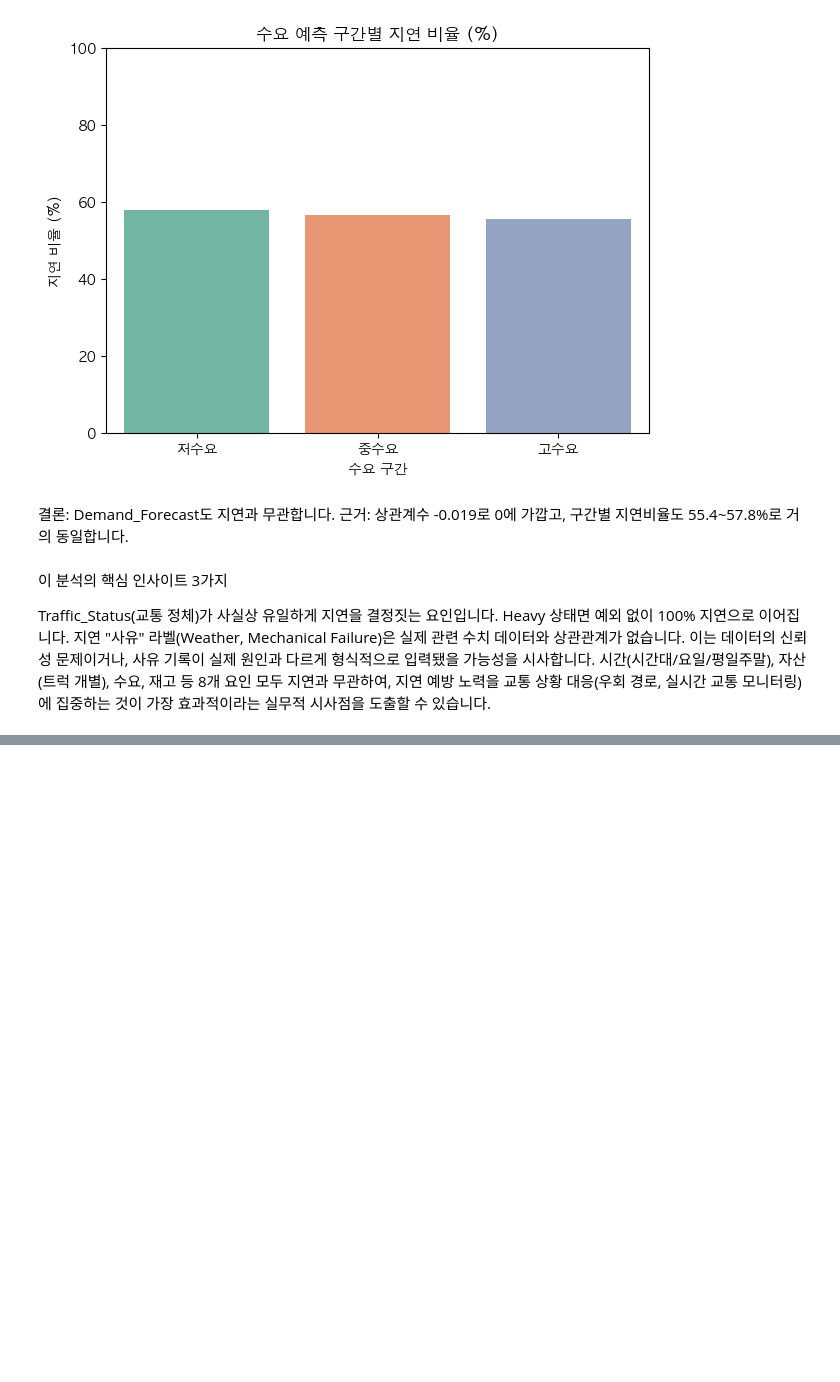
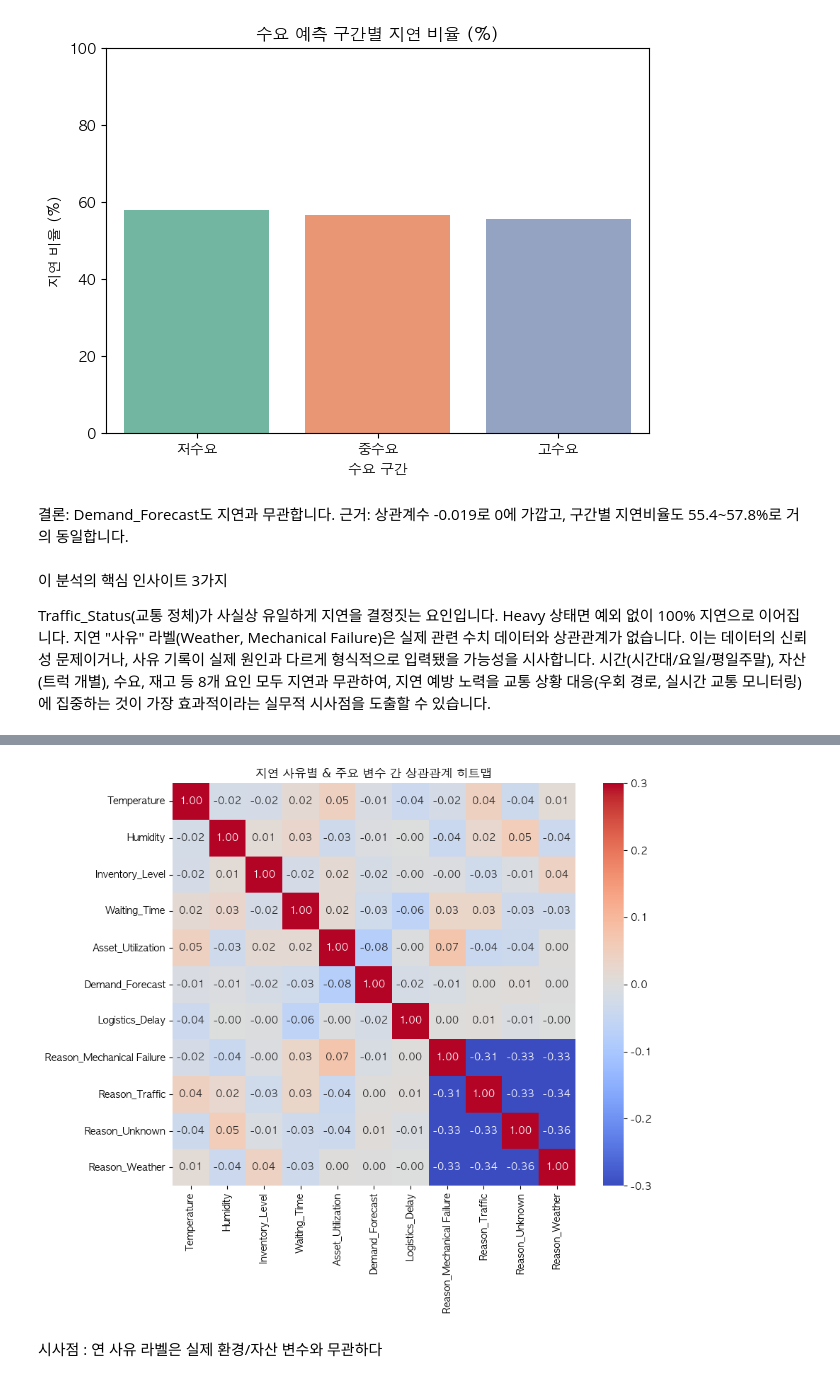
Before and after one commit to milli-star/data-analysis-portfolio, a Jupyter notebook: smart-logistics-analysis/notebooks/01_eda.ipynb, the cells around one changed output, grey strips where cells are left out. Cells and saved outputs as stored; diff of their text form; code cells hidden in the pictures; blank space fills up the shorter version.

```diff
--- a/smart-logistics-analysis/notebooks/01_eda.ipynb
+++ b/smart-logistics-analysis/notebooks/01_eda.ipynb
@@ -605,0 +723,23 @@ Traffic_Status(교통 정체)가 사실상 유일하게 지연을 결정짓는
+# %%
+# 사유별 더미 변수 생성 (Unknown 포함)
+reason_dummies = pd.get_dummies(df['Logistics_Delay_Reason'], prefix='Reason')
+
+# 분석에 의미 있는 수치형 컬럼만 선정 (ID성/결과성 컬럼 제외)
+numeric_cols = ['Temperature', 'Humidity', 'Inventory_Level', 'Waiting_Time',
+                 'Asset_Utilization', 'Demand_Forecast', 'Logistics_Delay']
+
+# 더미 변수 + 수치형 컬럼 합쳐서 상관관계 계산
+corr_df = pd.concat([df[numeric_cols], reason_dummies], axis=1)
+corr_matrix = corr_df.corr()
+
+# 히트맵 시각화
+plt.figure(figsize=(10, 8))
+sns.heatmap(corr_matrix, annot=True, fmt='.2f', cmap='coolwarm', center=0,
+            vmin=-0.3, vmax=0.3, square=True)
+plt.title('지연 사유별 & 주요 변수 간 상관관계 히트맵')
+plt.tight_layout()
+plt.show()
+# %% [output]
+[figure, added]
+# %% [markdown]
+시사점 : 연 사유 라벨은 실제 환경/자산 변수와 무관하다
```
Also changed, not shown: parts of 4 cells of this notebook.
